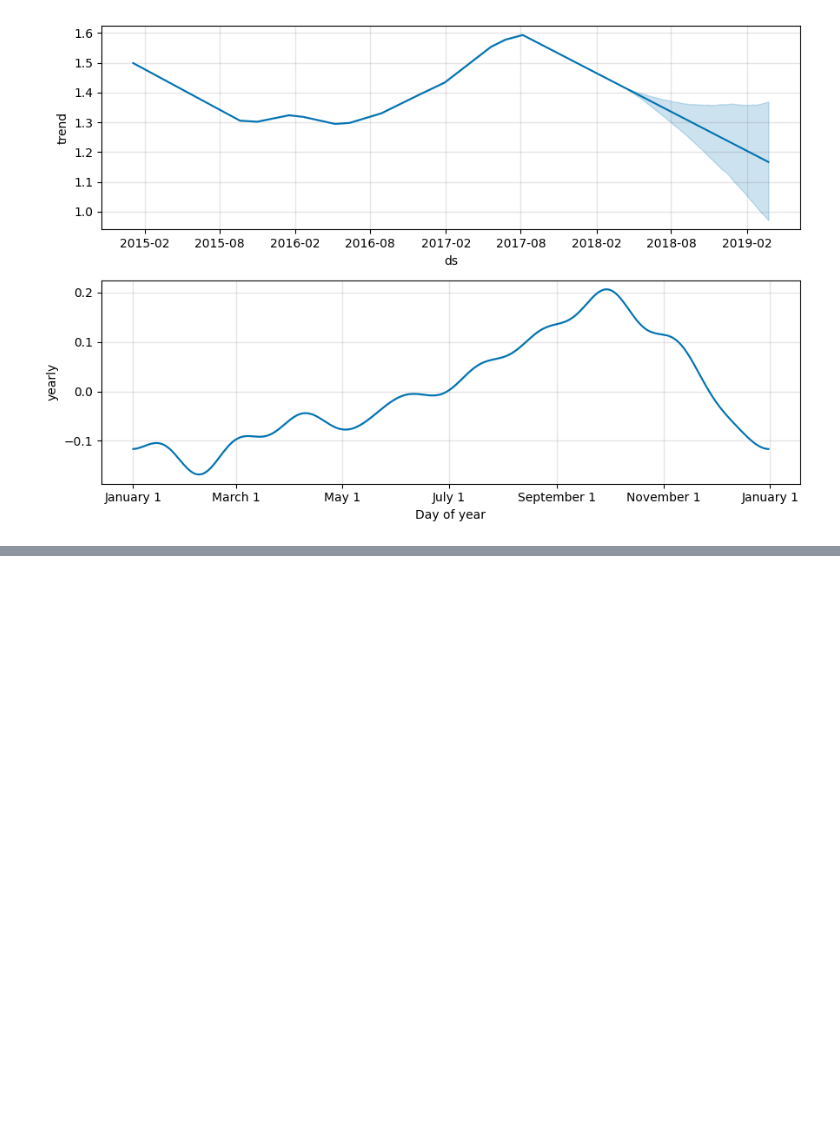
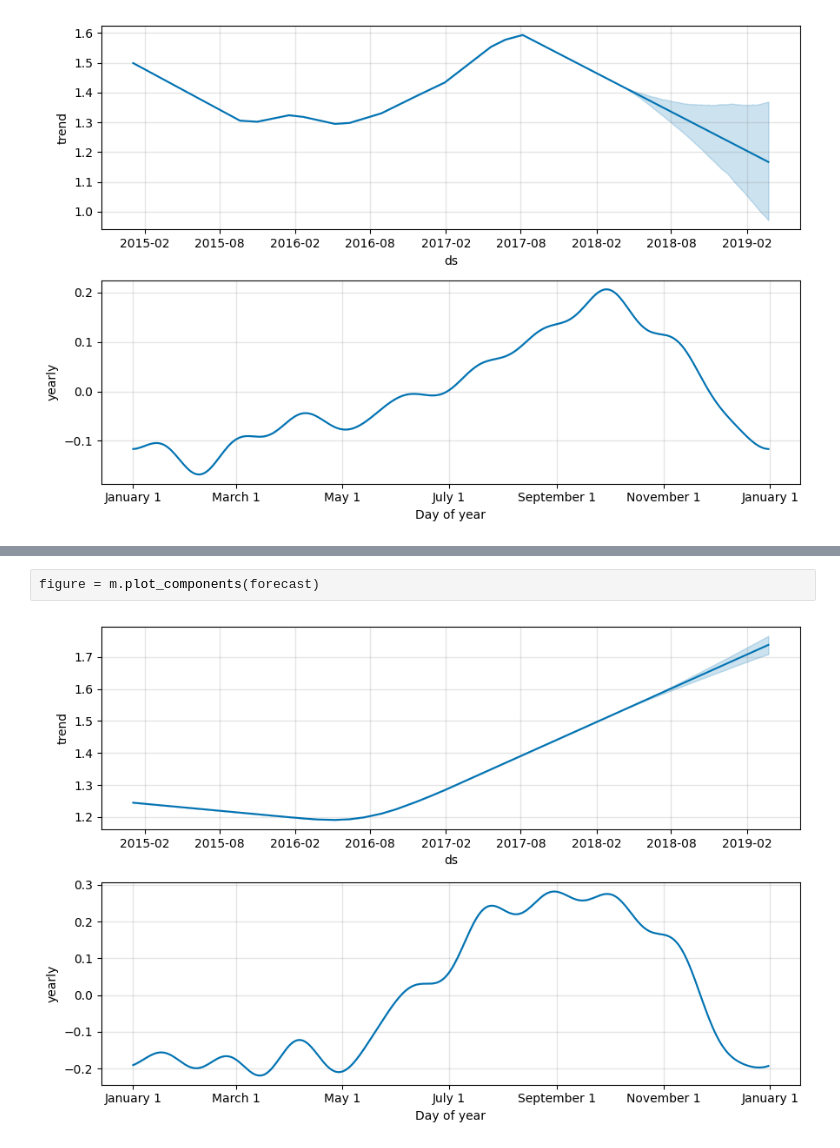
Before and after one commit to Hashim-Khan0/machine_learning_practice, a Jupyter notebook: avocado_market_prediction/price_prediction.ipynb, the cells around one changed output, grey strips where cells are left out. Drawn from its saved outputs; the diff is of its cells as text; blank space fills up the shorter version.

```diff
--- a/avocado_market_prediction/price_prediction.ipynb
+++ b/avocado_market_prediction/price_prediction.ipynb
@@ -108,0 +159,4 @@ figure = m.plot_components(forecast)
+# %%
+figure = m.plot_components(forecast)
+# %% [output]
+[figure, added]
```
Also changed, not shown: parts of 7 cells of this notebook.
